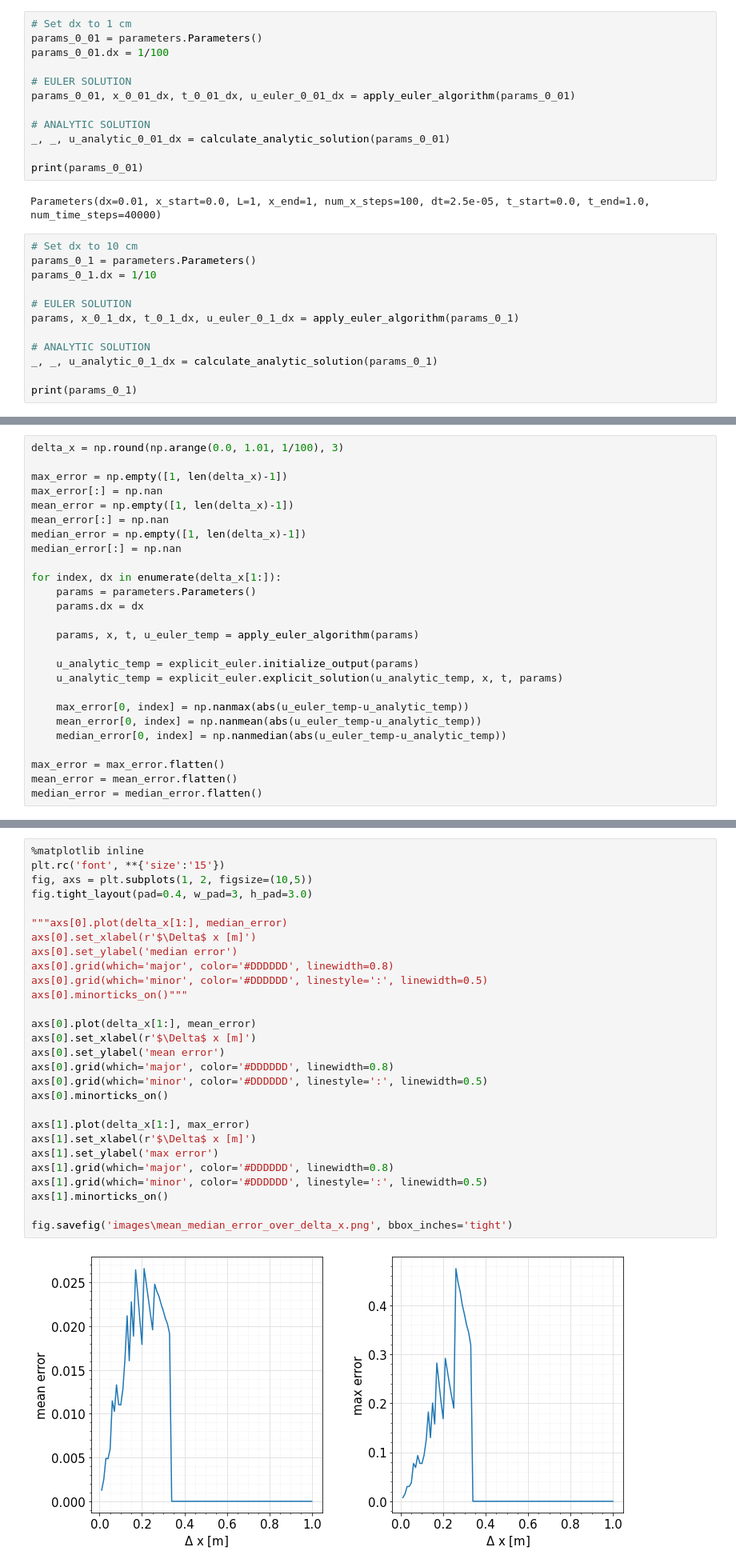
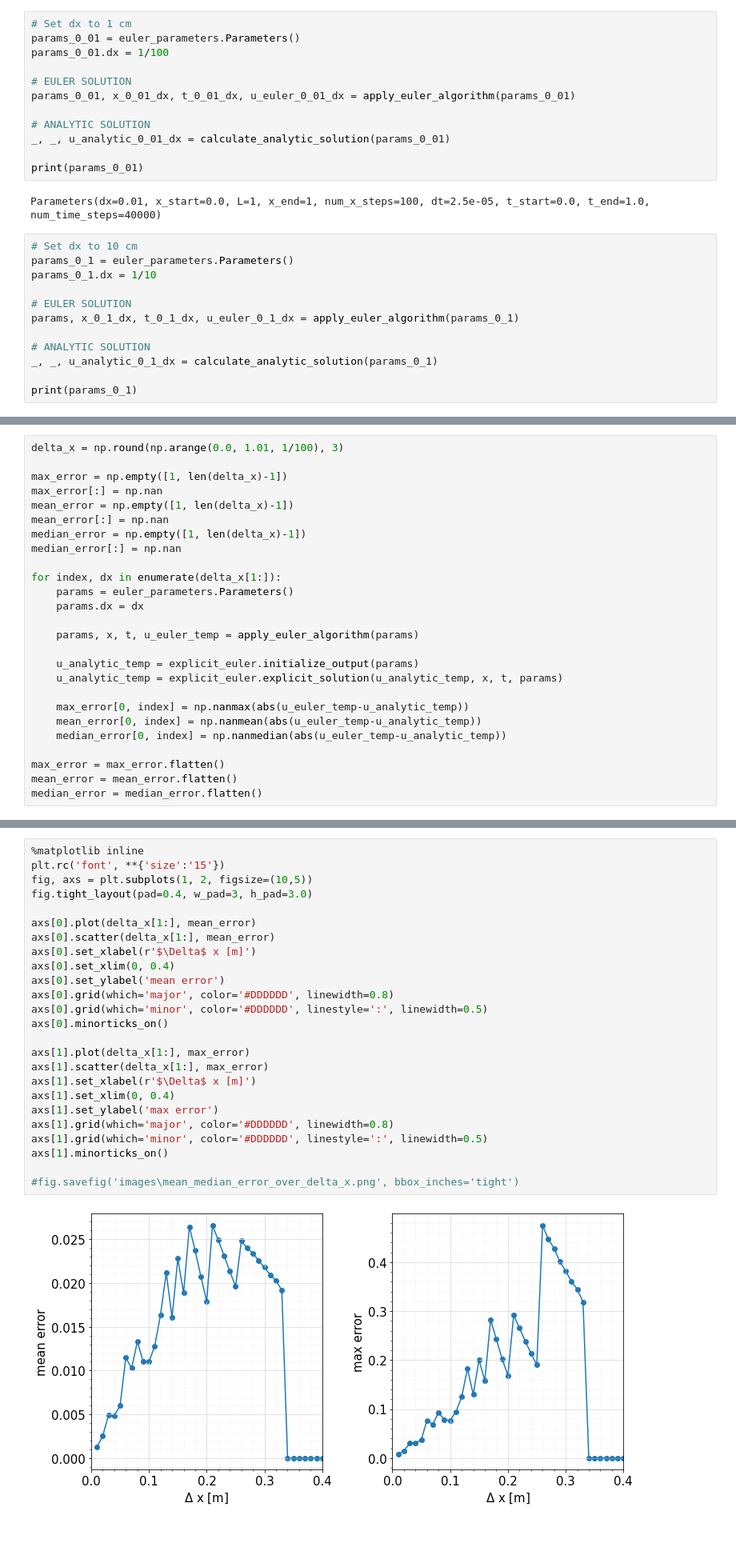
Before and after one commit to am-kaiser/CompSci-Project-2, a Jupyter notebook: PDE_Solver/examples/heat_equation_analytic_euler.ipynb, the cells around one changed output, grey strips where cells are left out. Shown at 80% size. Saved outputs shown, nothing was run; the diff lists cells and outputs as text; blank space fills up the shorter version.

```diff
--- a/PDE_Solver/examples/heat_equation.ipynb
+++ b/PDE_Solver/examples/heat_equation_analytic_euler.ipynb
@@ -54,6 +60,6 @@ def calculate_analytic_solution(parameters):
 # %%
 # Set dx to 1 cm
-params_0_01 = parameters.Parameters()
+params_0_01 = euler_parameters.Parameters()
 params_0_01.dx = 1/100
 
 # EULER SOLUTION
@@ -67,7 +73,7 @@ print(params_0_01)
 Parameters(dx=0.01, x_start=0.0, L=1, x_end=1, num_x_steps=100, dt=2.5e-05, t_start=0.0, t_end=1.0, num_time_steps=40000)
 # %%
 # Set dx to 10 cm
-params_0_1 = parameters.Parameters()
+params_0_1 = euler_parameters.Parameters()
 params_0_1.dx = 1/10
 
 # EULER SOLUTION
@@ -259,7 +200,7 @@ median_error = np.empty([1, len(delta_x)-1])
 median_error[:] = np.nan
 
 for index, dx in enumerate(delta_x[1:]):
-    params = parameters.Parameters()
+    params = euler_parameters.Parameters()
     params.dx = dx
 
     params, x, t, u_euler_temp = apply_euler_algorithm(params)
@@ -301,30 +242,27 @@ print(median_error)
 # %%
 %matplotlib inline
 plt.rc('font', **{'size':'15'})
 fig, axs = plt.subplots(1, 2, figsize=(10,5))
 fig.tight_layout(pad=0.4, w_pad=3, h_pad=3.0)
 
-"""axs[0].plot(delta_x[1:], median_error)
+axs[0].plot(delta_x[1:], mean_error)
+axs[0].scatter(delta_x[1:], mean_error)
 axs[0].set_xlabel(r'$\Delta$ x [m]')
-axs[0].set_ylabel('median error')
-axs[0].grid(which='major', color='#DDDDDD', linewidth=0.8)
-axs[0].grid(which='minor', color='#DDDDDD', linestyle=':', linewidth=0.5)
-axs[0].minorticks_on()"""
-
-axs[0].plot(delta_x[1:], mean_error)
-axs[0].set_xlabel(r'$\Delta$ x [m]')
+axs[0].set_xlim(0, 0.4)
 axs[0].set_ylabel('mean error')
 axs[0].grid(which='major', color='#DDDDDD', linewidth=0.8)
 axs[0].grid(which='minor', color='#DDDDDD', linestyle=':', linewidth=0.5)
 axs[0].minorticks_on()
 
 axs[1].plot(delta_x[1:], max_error)
+axs[1].scatter(delta_x[1:], max_error)
 axs[1].set_xlabel(r'$\Delta$ x [m]')
+axs[1].set_xlim(0, 0.4)
 axs[1].set_ylabel('max error')
 axs[1].grid(which='major', color='#DDDDDD', linewidth=0.8)
 axs[1].grid(which='minor', color='#DDDDDD', linestyle=':', linewidth=0.5)
 axs[1].minorticks_on()
 
-fig.savefig('images\mean_median_error_over_delta_x.png', bbox_inches='tight')
+#fig.savefig('images\mean_median_error_over_delta_x.png', bbox_inches='tight')
 # %% [output]
-[figure, old version]
+[figure, new version]
```
Also changed, not shown: parts of 15 cells of this notebook, 8 other files.
